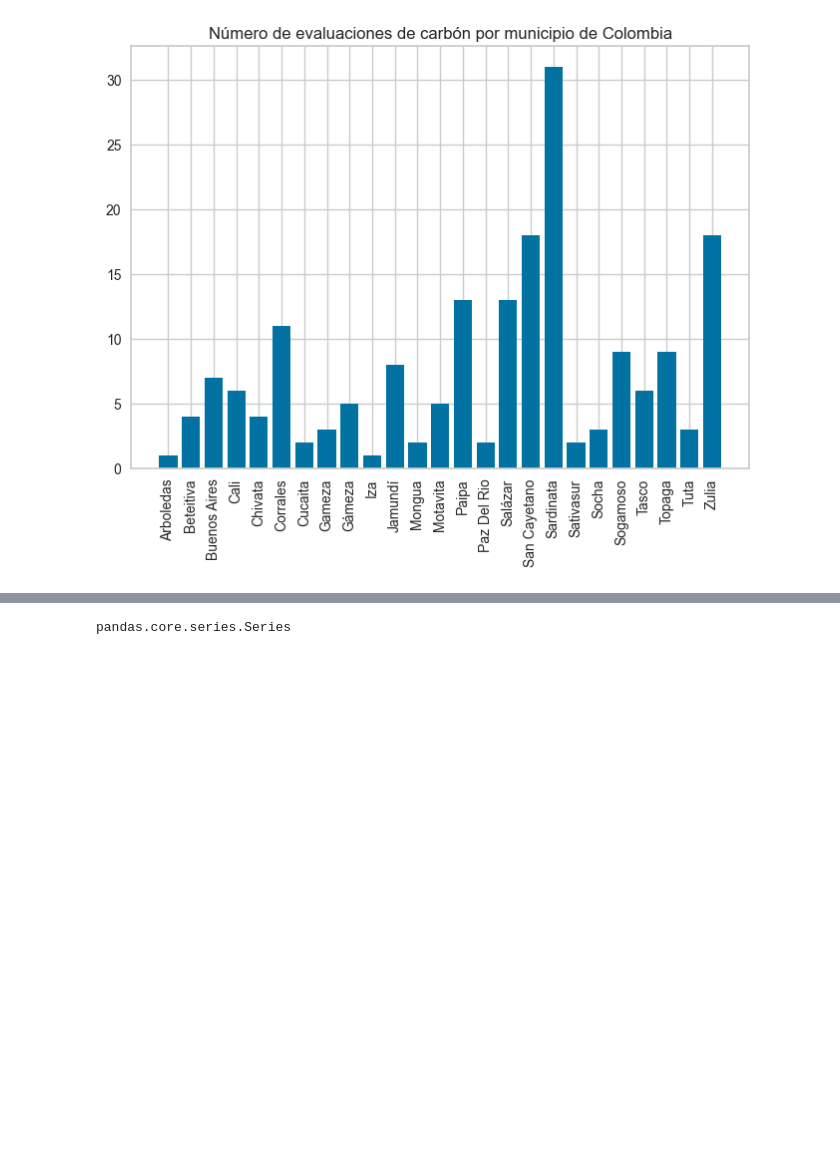
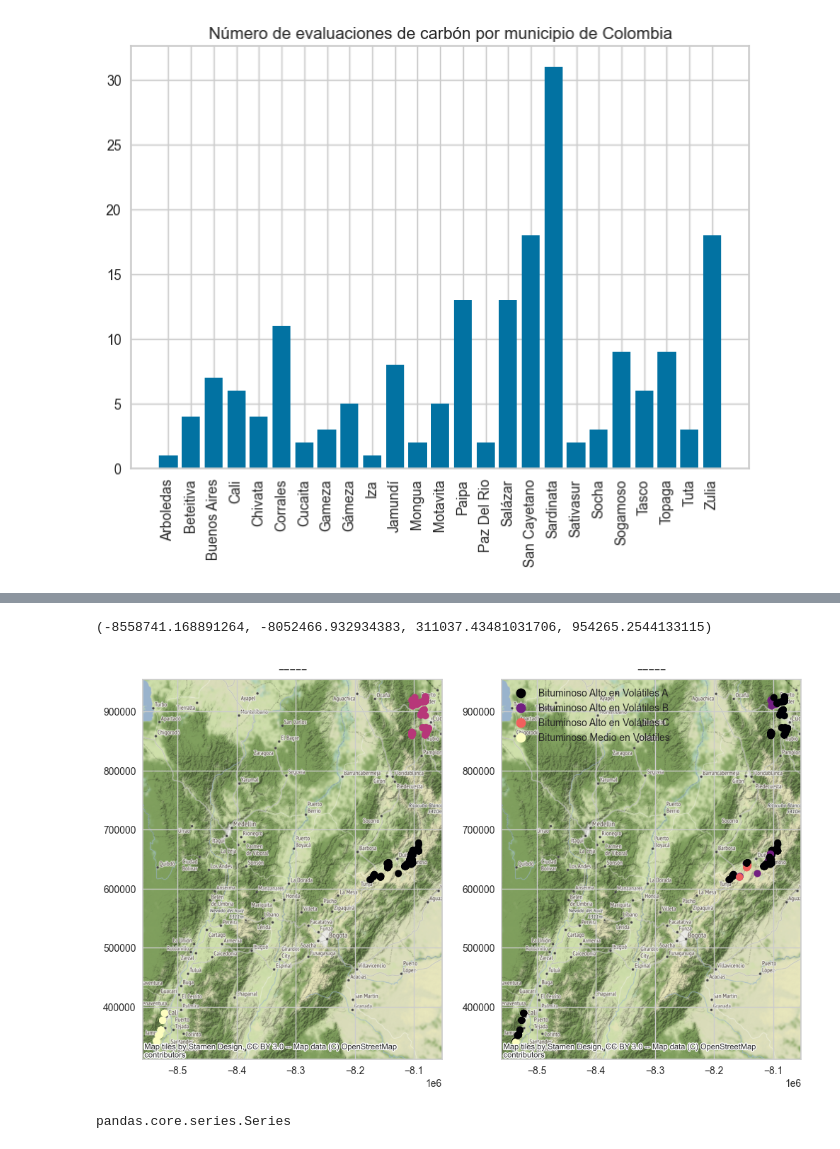
Before and after one commit to CamiloCorredor/Spatial_cluster, a Jupyter notebook: Cluster.ipynb, the cells around one changed output, grey strips where cells are left out. Saved outputs shown, nothing was run; the diff lists cells and outputs as text; code cells hidden in the pictures; blank space fills up the shorter version.

```diff
--- a/Cluster.ipynb
+++ b/Cluster.ipynb
@@ -167,3 +173,0 @@ iv.groupby(['Municipio','Manto'], as_index=False).sum()
-# %%
-gdf = gdp.GeoDataFrame(iv, geometry=gdp.points_from_xy(iv.Longitud, iv.Latitud))
-dgf = gdf.crs = {'init' : 'epsg:4326'}
@@ -174,3 +242,25 @@ geopandas.geodataframe.GeoDataFrame
+# %%
+#Plot results
+
+fig,ax = plt.subplots(1, 2, figsize=(12,8))
+gdf.plot(column=gdf['Departamen'],
+                  ax=ax[0],
+                  cmap='magma')
+gdf.plot(column=gdf['CLASIFICAC'],
+                  ax=ax[1],
+                  cmap='magma',
+                  legend=True)
+cx.add_basemap(ax[0])
+cx.add_basemap(ax[1])
+ax[0].set_title('-----', fontsize=18)
+ax[1].set_title('-----', fontsize=18)
+# fig.patch.set_facecolor('xkcd:white')
+ax[0].axis()
+ax[1].axis()
+# fig.tight_layout()
+# %% [output]
+(-8558741.168891264, -8052466.932934383, 311037.43481031706, 954265.2544133115)
+[figure, added]
 # %%
 from sklearn.preprocessing import OneHotEncoder
 from sklearn.compose import ColumnTransformer
```
Also changed, not shown: parts of 22 cells of this notebook.
